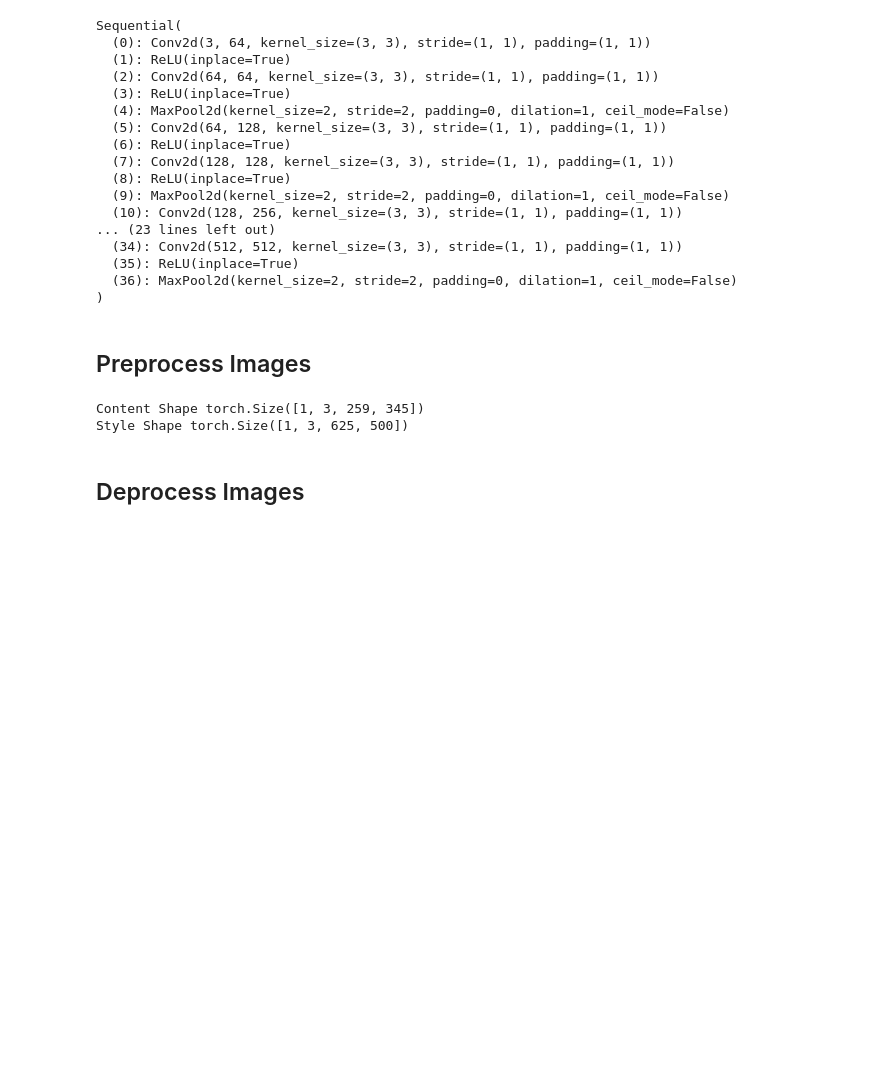
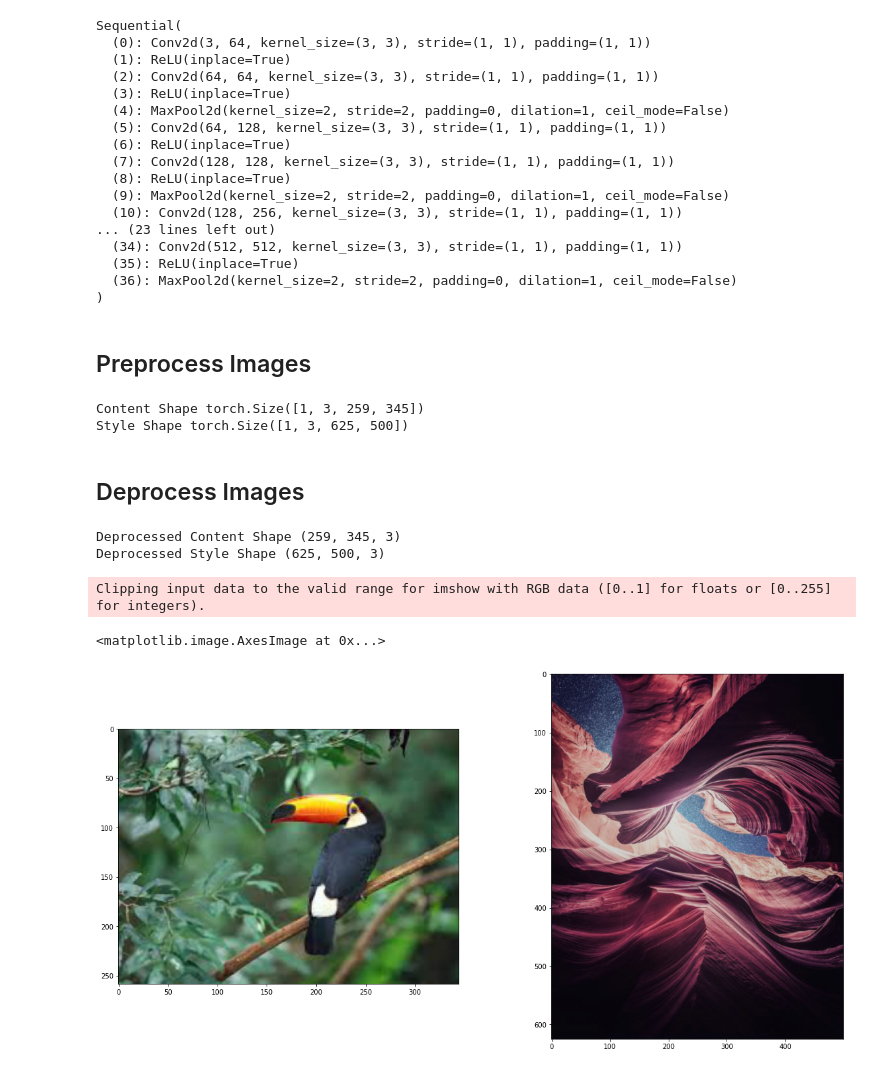
Before and after one commit to Shreyasi2002/Neural_Style_Transfer, a Jupyter notebook: Neural Style Transfer.ipynb, the cells around one changed output. Cells and saved outputs as stored; diff of their text form; code cells hidden in the pictures; blank space fills up the shorter version.

Commit message:
De-processing images:  using matplotlib

```diff
--- a/Neural Style Transfer.ipynb
+++ b/Neural Style Transfer.ipynb
@@ -123,0 +121,34 @@ import matplotlib.pyplot as plt
+# %%
+import numpy as np
+import matplotlib.pyplot as plt
+
+def deprocess(tensor):
+    image = tensor.clone()
+    image = image.numpy()
+
+    image = image.squeeze(0)  # (1, 3, 224, 224) -> (3, 224, 224)
+    image = image.transpose(1,2,0)
+
+    # De-normalize image
+    image = image * np.array([0.229, 0.224, 0.225]) + np.array([0.485, 0.456, 0.406])
+    image.clip(0, 1)
+
+    return image
+# %%
+content_de = deprocess(content_pre)
+style_de = deprocess(style_pre)
+
+print("Deprocessed Content Shape", content_de.shape)
+print("Deprocessed Style Shape", style_de.shape)
+# %% [output]
+Deprocessed Content Shape (259, 345, 3)
+Deprocessed Style Shape (625, 500, 3)
+# %%
+fig, (ax1, ax2) = plt.subplots(1, 2, figsize = (20, 10))
+
+ax1.imshow(content_de)
+ax2.imshow(style_de)
+# %% [output]
+Clipping input data to the valid range for imshow with RGB data ([0..1] for floats or [0..255] for integers).
+<matplotlib.image.AxesImage at 0x...>
+[figure, added]
```
Also changed, not shown: parts of 1 cell of this notebook.
